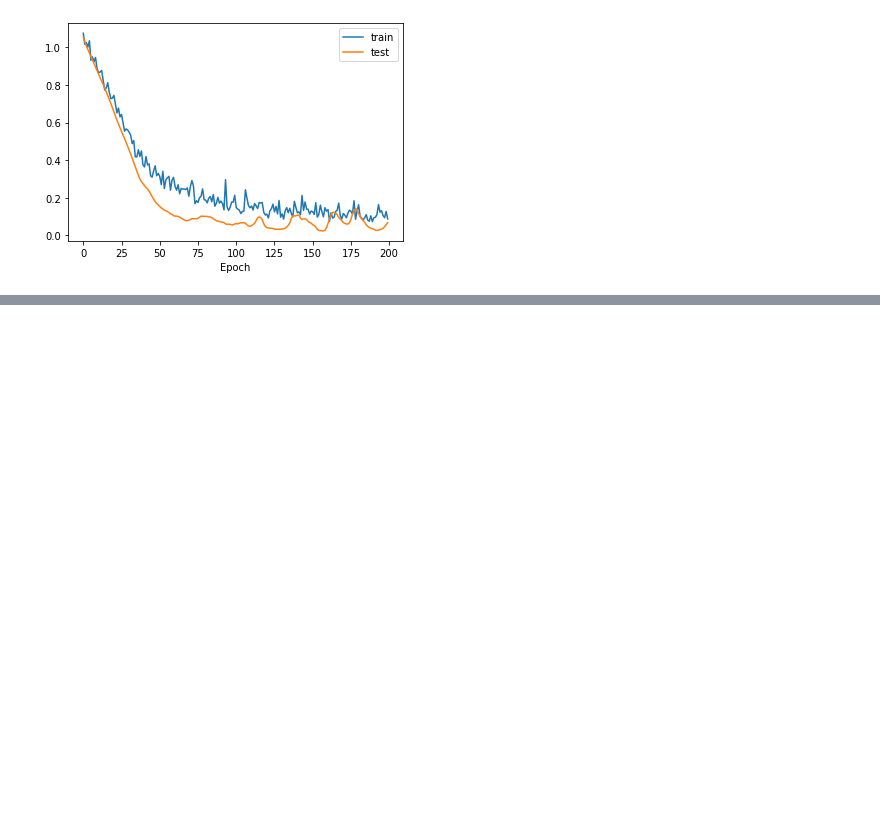
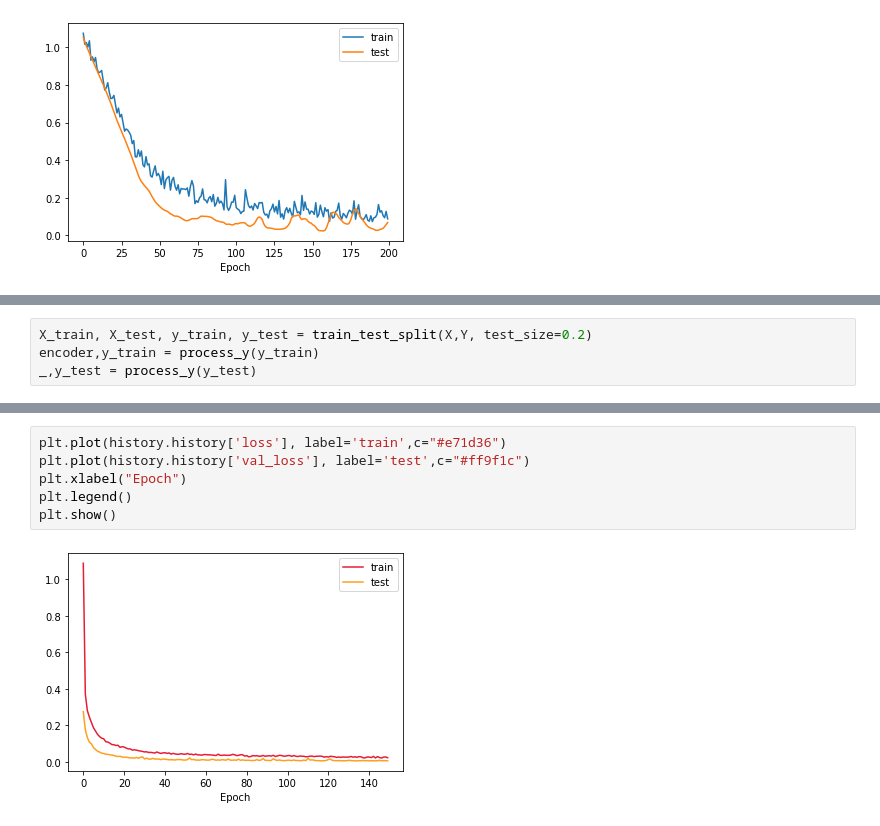
Before and after one commit to santoshkumarradha/Machine-learning-topological-insulators, a Jupyter notebook: rough note book.ipynb, the cells around one changed output, grey strips where cells are left out. Saved outputs shown, nothing was run; the diff lists cells and outputs as text; blank space fills up the shorter version.

```diff
--- a/rough note book.ipynb
+++ b/rough note book.ipynb
@@ -348,0 +467,4 @@ plt.show()
+# %%
+X_train, X_test, y_train, y_test = train_test_split(X,Y, test_size=0.2)
+encoder,y_train = process_y(y_train)
+_,y_test = process_y(y_test)
@@ -348,0 +479,8 @@ plt.show()
+# %%
+plt.plot(history.history['loss'], label='train',c="#e71d36")
+plt.plot(history.history['val_loss'], label='test',c="#ff9f1c")
+plt.xlabel("Epoch")
+plt.legend()
+plt.show()
+# %% [output]
+[figure, added]
```
Also changed, not shown: parts of 12 cells of this notebook, 2 other files.
